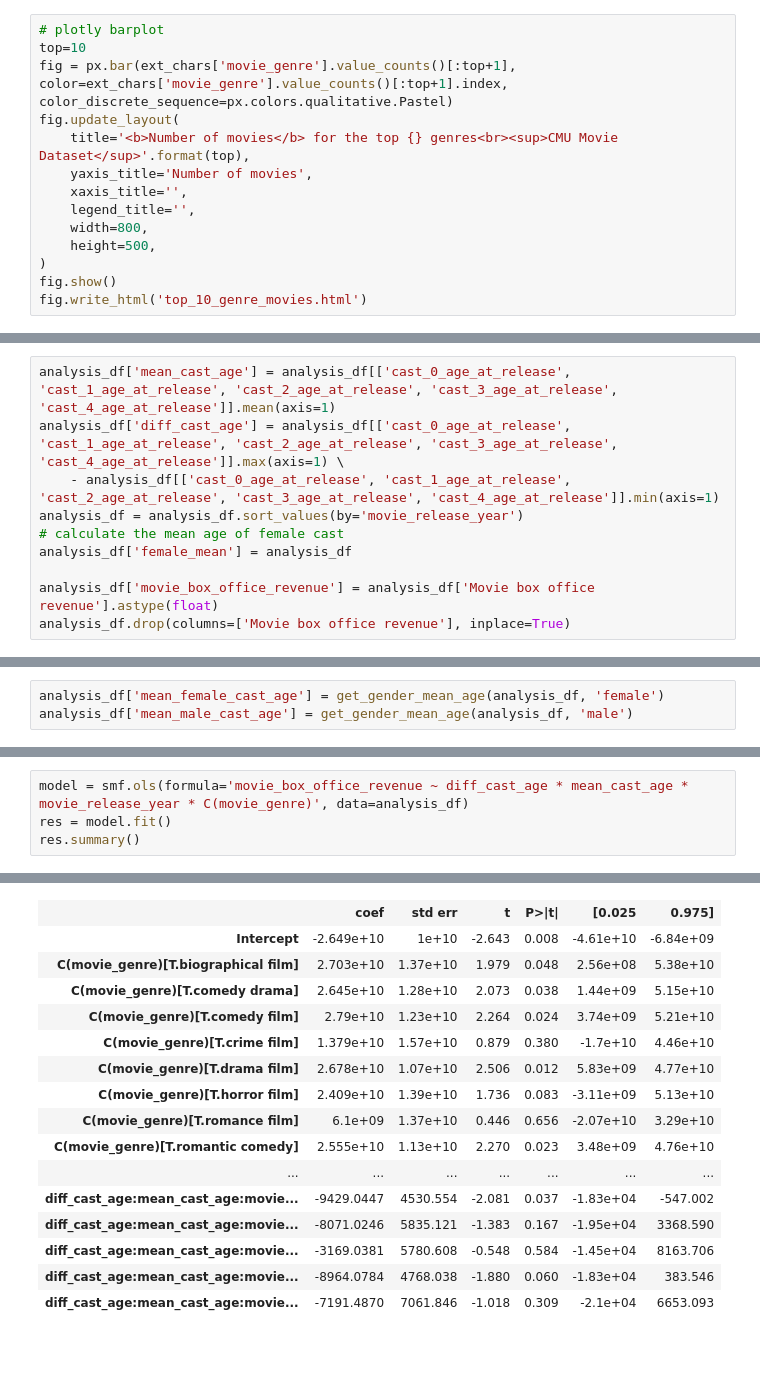
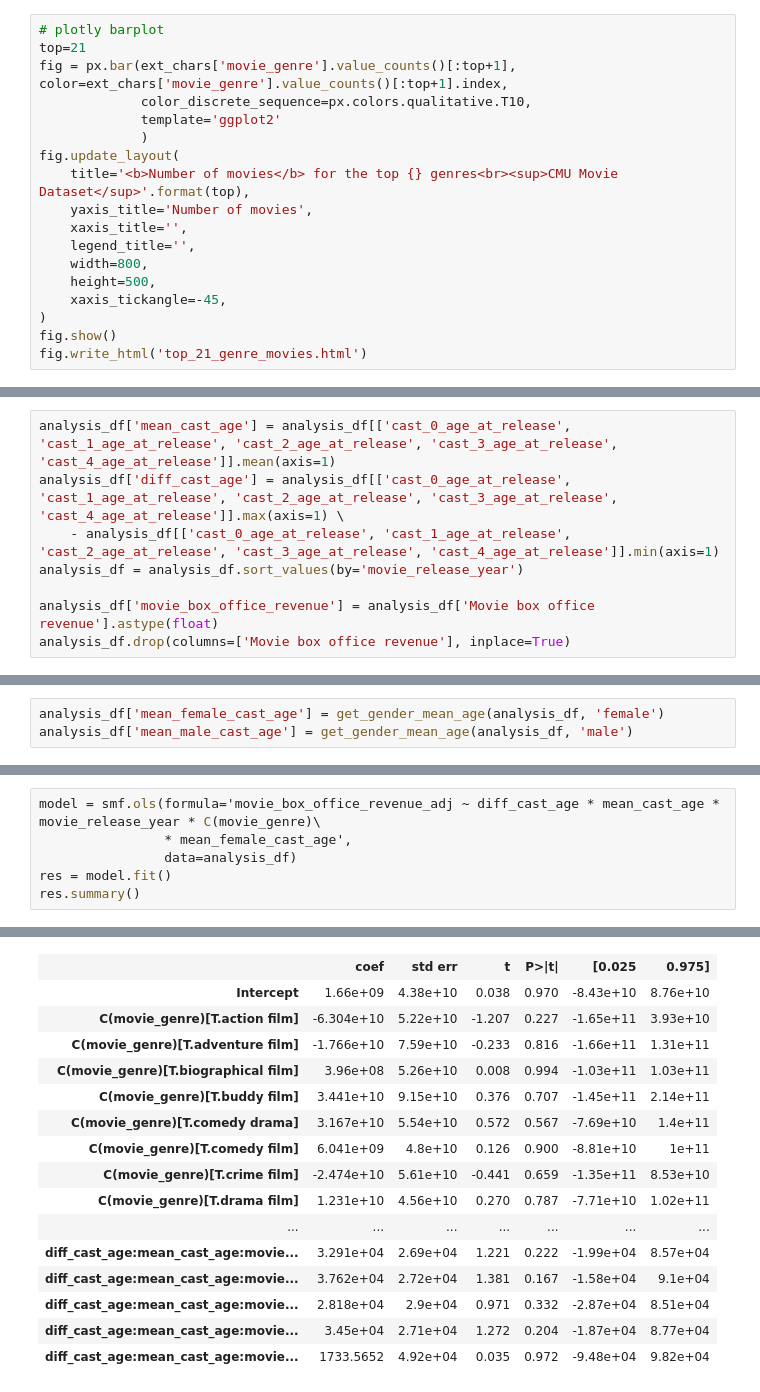
Before and after one commit to epfl-ada/ada-2022-project-imdbmi, a Jupyter notebook: analysis/diversity.ipynb, the cells around one changed output, grey strips where cells are left out. Cells and saved outputs as stored; diff of their text form; blank space fills up the shorter version.

```diff
--- a/analysis/diversity.ipynb
+++ b/analysis/diversity.ipynb
@@ -222,7 +238,10 @@ genre_map = ext_chars['movie_genre'].value_counts()[:top+1].to_dict()
 # %%
 # plotly barplot
-top=10
-fig = px.bar(ext_chars['movie_genre'].value_counts()[:top+1], color=ext_chars['movie_genre'].value_counts()[:top+1].index, color_discrete_sequence=px.colors.qualitative.Pastel)
+top=21
+fig = px.bar(ext_chars['movie_genre'].value_counts()[:top+1], color=ext_chars['movie_genre'].value_counts()[:top+1].index,
+             color_discrete_sequence=px.colors.qualitative.T10,
+             template='ggplot2'
+             )
 fig.update_layout(
     title='<b>Number of movies</b> for the top {} genres<br><sup>CMU Movie Dataset</sup>'.format(top),
     yaxis_title='Number of movies',
@@ -230,6 +249,7 @@ fig.update_layout(
     legend_title='',
     width=800,
     height=500,
+    xaxis_tickangle=-45,
 )
 fig.show()
-fig.write_html('top_10_genre_movies.html')
+fig.write_html('top_21_genre_movies.html')
@@ -300,8 +295,6 @@ analysis_df['mean_cast_age'] = analysis_df[['cast_0_age_at_release', 'cast_1_age
 analysis_df['diff_cast_age'] = analysis_df[['cast_0_age_at_release', 'cast_1_age_at_release', 'cast_2_age_at_release', 'cast_3_age_at_release', 'cast_4_age_at_release']].max(axis=1) \
     - analysis_df[['cast_0_age_at_release', 'cast_1_age_at_release', 'cast_2_age_at_release', 'cast_3_age_at_release', 'cast_4_age_at_release']].min(axis=1)
 analysis_df = analysis_df.sort_values(by='movie_release_year')
-# calculate the mean age of female cast
-analysis_df['female_mean'] = analysis_df
 
 analysis_df['movie_box_office_revenue'] = analysis_df['Movie box office revenue'].astype(float)
 analysis_df.drop(columns=['Movie box office revenue'], inplace=True)
@@ -675,5 +712,7 @@ analysis_df
 # %%
-model = smf.ols(formula='movie_box_office_revenue ~ diff_cast_age * mean_cast_age * movie_release_year * C(movie_genre)', data=analysis_df)
+model = smf.ols(formula='movie_box_office_revenue_adj ~ diff_cast_age * mean_cast_age * movie_release_year * C(movie_genre)\
+                * mean_female_cast_age',
+                data=analysis_df)
 res = model.fit()
 res.summary()
 # %% [output]
@@ -689,17 +728,17 @@ OLS Regression Results
 | Covariance Type: | nonrobust |  |  |
 |  | coef | std err | t | P>|t| | [0.025 | 0.975] |
-| Intercept | -2.649e+10 | 1e+10 | -2.643 | 0.008 | -4.61e+10 | -6.84e+09 |
-| C(movie_genre)[T.biographical film] | 2.703e+10 | 1.37e+10 | 1.979 | 0.048 | 2.56e+08 | 5.38e+10 |
-| C(movie_genre)[T.comedy drama] | 2.645e+10 | 1.28e+10 | 2.073 | 0.038 | 1.44e+09 | 5.15e+10 |
-| C(movie_genre)[T.comedy film] | 2.79e+10 | 1.23e+10 | 2.264 | 0.024 | 3.74e+09 | 5.21e+10 |
-| C(movie_genre)[T.crime film] | 1.379e+10 | 1.57e+10 | 0.879 | 0.380 | -1.7e+10 | 4.46e+10 |
-| C(movie_genre)[T.drama film] | 2.678e+10 | 1.07e+10 | 2.506 | 0.012 | 5.83e+09 | 4.77e+10 |
-| C(movie_genre)[T.horror film] | 2.409e+10 | 1.39e+10 | 1.736 | 0.083 | -3.11e+09 | 5.13e+10 |
-| C(movie_genre)[T.romance film] | 6.1e+09 | 1.37e+10 | 0.446 | 0.656 | -2.07e+10 | 3.29e+10 |
-| C(movie_genre)[T.romantic comedy] | 2.555e+10 | 1.13e+10 | 2.270 | 0.023 | 3.48e+09 | 4.76e+10 |
+| Intercept | 1.66e+09 | 4.38e+10 | 0.038 | 0.970 | -8.43e+10 | 8.76e+10 |
+| C(movie_genre)[T.action film] | -6.304e+10 | 5.22e+10 | -1.207 | 0.227 | -1.65e+11 | 3.93e+10 |
+| C(movie_genre)[T.adventure film] | -1.766e+10 | 7.59e+10 | -0.233 | 0.816 | -1.66e+11 | 1.31e+11 |
+| C(movie_genre)[T.biographical film] | 3.96e+08 | 5.26e+10 | 0.008 | 0.994 | -1.03e+11 | 1.03e+11 |
+| C(movie_genre)[T.buddy film] | 3.441e+10 | 9.15e+10 | 0.376 | 0.707 | -1.45e+11 | 2.14e+11 |
+| C(movie_genre)[T.comedy drama] | 3.167e+10 | 5.54e+10 | 0.572 | 0.567 | -7.69e+10 | 1.4e+11 |
+| C(movie_genre)[T.comedy film] | 6.041e+09 | 4.8e+10 | 0.126 | 0.900 | -8.81e+10 | 1e+11 |
+| C(movie_genre)[T.crime film] | -2.474e+10 | 5.61e+10 | -0.441 | 0.659 | -1.35e+11 | 8.53e+10 |
+| C(movie_genre)[T.drama film] | 1.231e+10 | 4.56e+10 | 0.270 | 0.787 | -7.71e+10 | 1.02e+11 |
 | ... | ... | ... | ... | ... | ... | ... |
-| diff_cast_age:mean_cast_age:movie... | -9429.0447 | 4530.554 | -2.081 | 0.037 | -1.83e+04 | -547.002 |
-| diff_cast_age:mean_cast_age:movie... | -8071.0246 | 5835.121 | -1.383 | 0.167 | -1.95e+04 | 3368.590 |
-| diff_cast_age:mean_cast_age:movie... | -3169.0381 | 5780.608 | -0.548 | 0.584 | -1.45e+04 | 8163.706 |
-| diff_cast_age:mean_cast_age:movie... | -8964.0784 | 4768.038 | -1.880 | 0.060 | -1.83e+04 | 383.546 |
-| diff_cast_age:mean_cast_age:movie... | -7191.4870 | 7061.846 | -1.018 | 0.309 | -2.1e+04 | 6653.093 |
+| diff_cast_age:mean_cast_age:movie... | 3.291e+04 | 2.69e+04 | 1.221 | 0.222 | -1.99e+04 | 8.57e+04 |
+| diff_cast_age:mean_cast_age:movie... | 3.762e+04 | 2.72e+04 | 1.381 | 0.167 | -1.58e+04 | 9.1e+04 |
+| diff_cast_age:mean_cast_age:movie... | 2.818e+04 | 2.9e+04 | 0.971 | 0.332 | -2.87e+04 | 8.51e+04 |
+| diff_cast_age:mean_cast_age:movie... | 3.45e+04 | 2.71e+04 | 1.272 | 0.204 | -1.87e+04 | 8.77e+04 |
+| diff_cast_age:mean_cast_age:movie... | 1733.5652 | 4.92e+04 | 0.035 | 0.972 | -9.48e+04 | 9.82e+04 |
```
Also changed, not shown: parts of 58 cells of this notebook.
